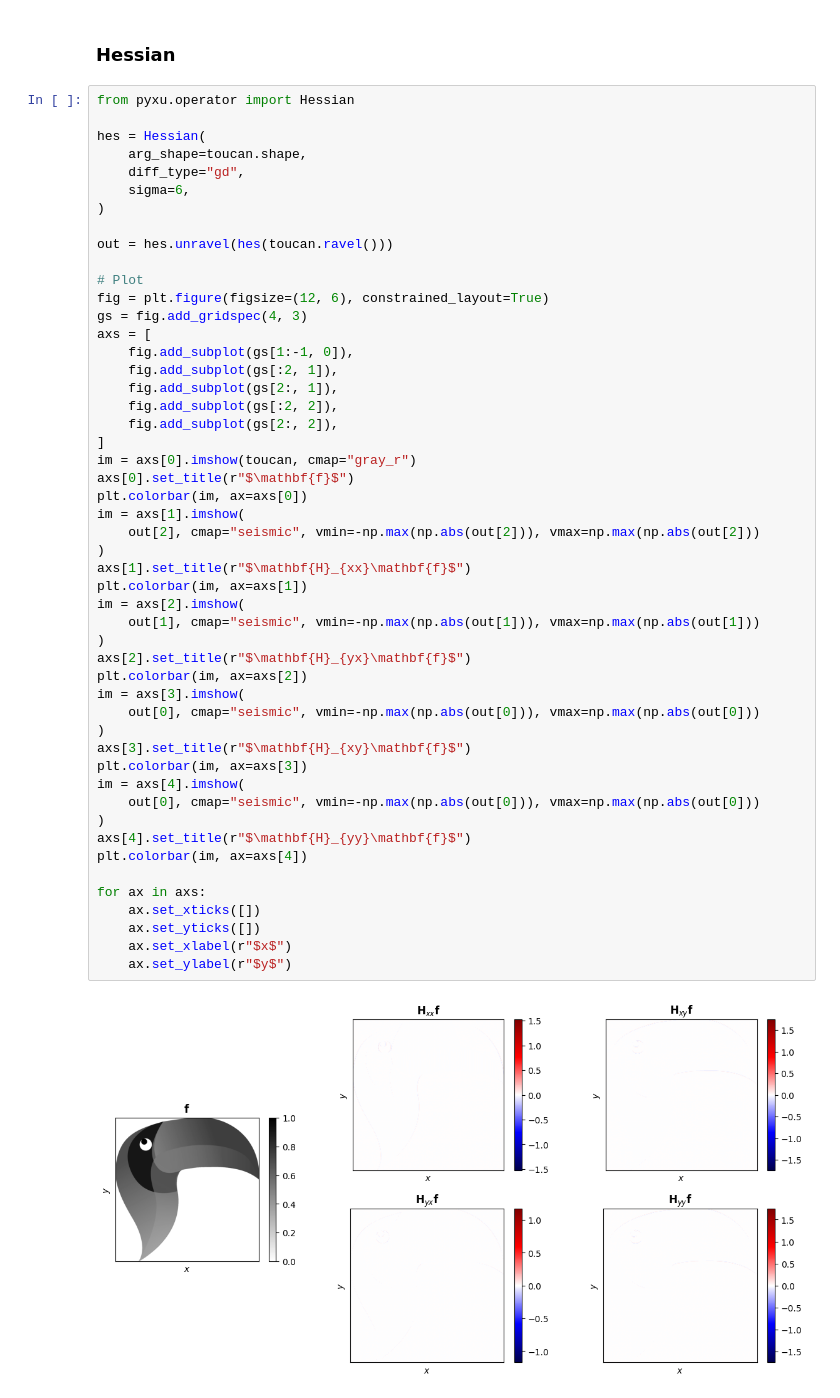
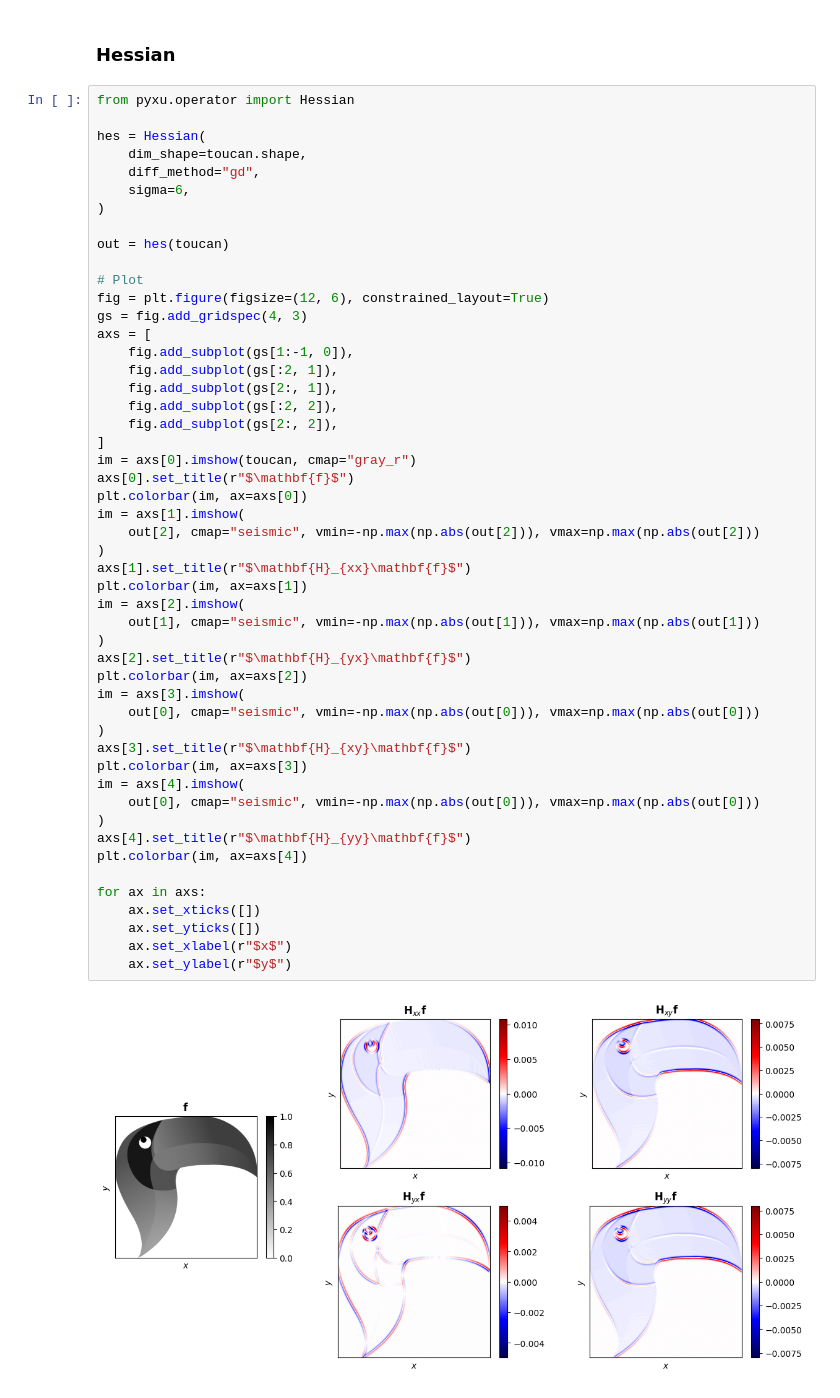
Before and after one commit to pyxu-org/pyxu, a Jupyter notebook: doc/guide/diff_ops.ipynb, the cells around one changed output. Drawn from its saved outputs; the diff is of its cells as text.

Commit message:
[doc/guides/diff_ops] update to ND-API

```diff
--- a/doc/guide/diff_ops.ipynb
+++ b/doc/guide/diff_ops.ipynb
@@ -379,12 +378,12 @@ for ax in axs:
 from pyxu.operator import Hessian
 
 hes = Hessian(
-    arg_shape=toucan.shape,
-    diff_type="gd",
+    dim_shape=toucan.shape,
+    diff_method="gd",
     sigma=6,
 )
 
-out = hes.unravel(hes(toucan.ravel()))
+out = hes(toucan)
 
 # Plot
 fig = plt.figure(figsize=(12, 6), constrained_layout=True)
@@ -399,31 +398,31 @@ axs = [
 im = axs[0].imshow(toucan, cmap="gray_r")
 axs[0].set_title(r"$\mathbf{f}$")
 plt.colorbar(im, ax=axs[0])
 im = axs[1].imshow(
     out[2], cmap="seismic", vmin=-np.max(np.abs(out[2])), vmax=np.max(np.abs(out[2]))
 )
 axs[1].set_title(r"$\mathbf{H}_{xx}\mathbf{f}$")
 plt.colorbar(im, ax=axs[1])
 im = axs[2].imshow(
     out[1], cmap="seismic", vmin=-np.max(np.abs(out[1])), vmax=np.max(np.abs(out[1]))
 )
 axs[2].set_title(r"$\mathbf{H}_{yx}\mathbf{f}$")
 plt.colorbar(im, ax=axs[2])
 im = axs[3].imshow(
     out[0], cmap="seismic", vmin=-np.max(np.abs(out[0])), vmax=np.max(np.abs(out[0]))
 )
 axs[3].set_title(r"$\mathbf{H}_{xy}\mathbf{f}$")
 plt.colorbar(im, ax=axs[3])
 im = axs[4].imshow(
     out[0], cmap="seismic", vmin=-np.max(np.abs(out[0])), vmax=np.max(np.abs(out[0]))
 )
 axs[4].set_title(r"$\mathbf{H}_{yy}\mathbf{f}$")
 plt.colorbar(im, ax=axs[4])
 
 for ax in axs:
     ax.set_xticks([])
     ax.set_yticks([])
     ax.set_xlabel(r"$x$")
     ax.set_ylabel(r"$y$")
 # %% [output]
-[figure, old version]
+[figure, new version]
```
Also changed, not shown: parts of 7 cells of this notebook.
